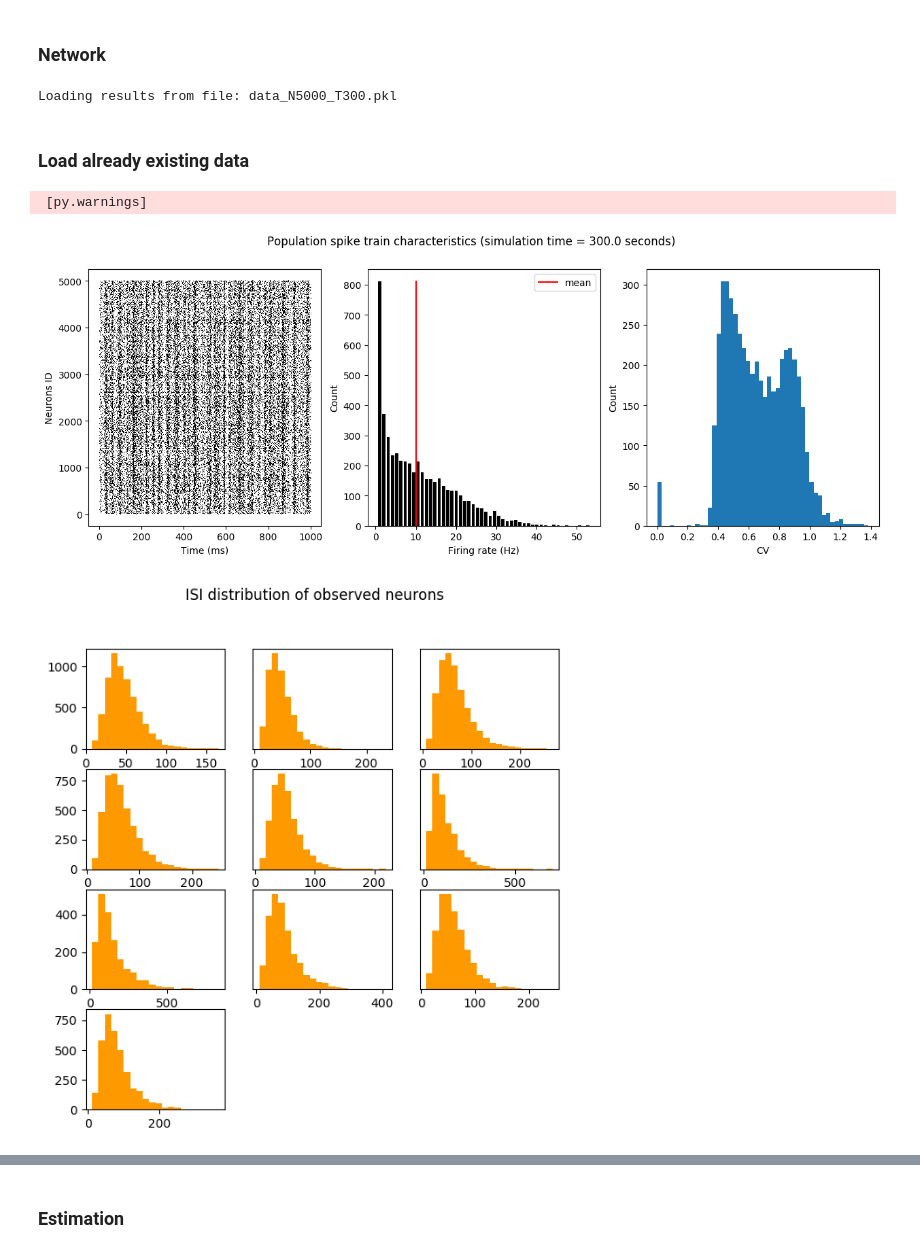
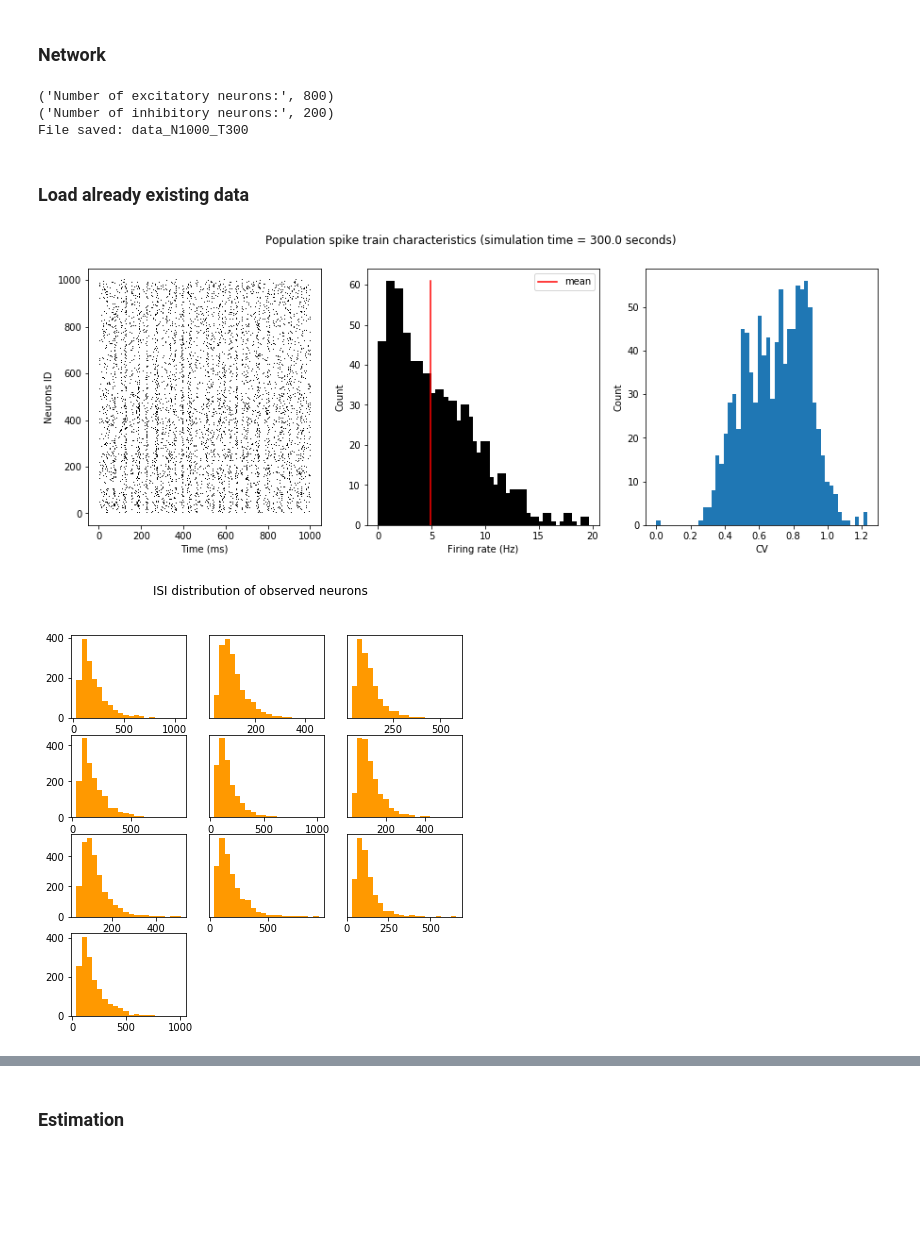
Before and after one commit to yger/inference, a Jupyter notebook: network_inference_reduced.ipynb, the cells around one changed output, grey strips where cells are left out. Cells and saved outputs as stored; diff of their text form; code cells hidden in the pictures; blank space fills up the shorter version.

```diff
--- a/network_inference_reduced.ipynb
+++ b/network_inference_reduced.ipynb
@@ -5,10 +5,10 @@ from brian2 import *
 import pandas as pd
 %matplotlib inline
 
-filename = "data_N5000_T300"
+filename = None#"data_N1000_T300"
 
 Nneurons_obs = 10  # number of neurons whose spike trains are observed
-Nneurons_tot = 5000  # number of neurons in total;
+Nneurons_tot = 1000  # number of neurons in total;
 sim_t = 300*second #simulation time
 rate_min = 5
 
@@ -30,14 +30,14 @@ if filename is None: #only simulate new network if required
     # neuron model parameters:
     taum = 20*ms
     taue = 2*ms
-    taui = 2*ms
+    taui = 5*ms
     Vt = -50*mV
     Vr = -60*mV
     El = -49*mV
-    T_ref = 0.0*ms
+    T_ref = 3.0*ms
     d = 1*ms
     pe = 0.1 #excitatory connection probability
-    pi = 0.1 #inhibitory connection probability
+    pi = 0.2 #inhibitory connection probability
 
     # input parameters:
     np.random.seed(20)
@@ -71,7 +71,7 @@ if filename is None: #only simulate new network if required
     Se.connect('i!=j', p=pe)
     Si.connect('i!=j', p=pi)
     we_init = 2*(60*0.27/10)*mV
-    wi_init = 2*(-20*4.5/10)*mV
+    wi_init = (-20*4.5/10)*mV
     Se.we = "we_init*rand()" # random excitatory synaptic weight (voltage)
     Si.wi = "wi_init*rand()" # random inhibitory synaptic weight
     Se.delay = d
@@ -108,7 +108,9 @@ if filename is None: #only simulate new network if required
 else:
     print("Loading results from file: %s.pkl" %filename)
 # %% [output]
-Loading results from file: data_N5000_T300.pkl
+('Number of excitatory neurons:', 800)
+('Number of inhibitory neurons:', 200)
+File saved: data_N1000_T300
 # %% [markdown]
 ### Load already existing data
 # %%
@@ -165,35 +167,34 @@ subplot(133)
 hist(ISIstat['cv'],50)
 xlabel('CV')
 ylabel('Count')
-savefig('plots/%s_population.pdf' %filename)
+#savefig('plots/%s_population.pdf' %filename)
 
 figure(figsize=(7,7))
 suptitle('ISI distribution of observed neurons')
 
 # change observed neurons id to neurons with at least mean fr=5 Hz
 np.random.seed(100)
 
 obs_neurons_ind = np.random.choice(np.where(fr>=rate_min)[0],Nneurons_obs)
 Jmat_obs = Jmat[obs_neurons_ind,:][:,obs_neurons_ind] #connectivity matrix of observed neurons
 
 nb_cols = 3
 nb_rows = int(ceil(Nneurons_obs/float(nb_cols)))
 
 for count,ind in enumerate(obs_neurons_ind):
     subplot(nb_rows,nb_cols,count+1)
     hist(ISI[ind],20,facecolor=[1,0.6,0])
     if mod(count, nb_cols) != 0:
         yticks([], [])
 
-savefig('plots/%s_ISI_dist.pdf' %filename)
+#savefig('plots/%s_ISI_dist.pdf' %filename)
 show()
 
 # into dictionary
 Spt_dict = {}
 for i_N,id_N in enumerate(obs_neurons_ind):
     idx = np.where(spid == id_N)[0]
     Spt_dict[i_N] = sptimes[idx]
 # %% [output]
- [py.warnings]
-[figure, old version]
+[figure, new version]
-[figure, old version]
+[figure, new version]
```
Also changed, not shown: parts of 4 cells of this notebook.
